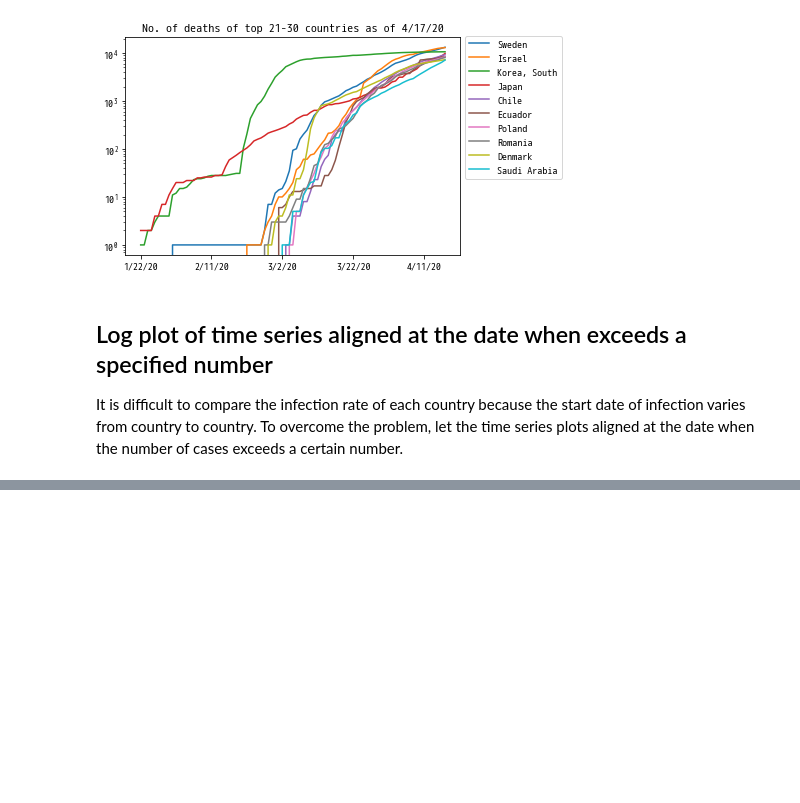
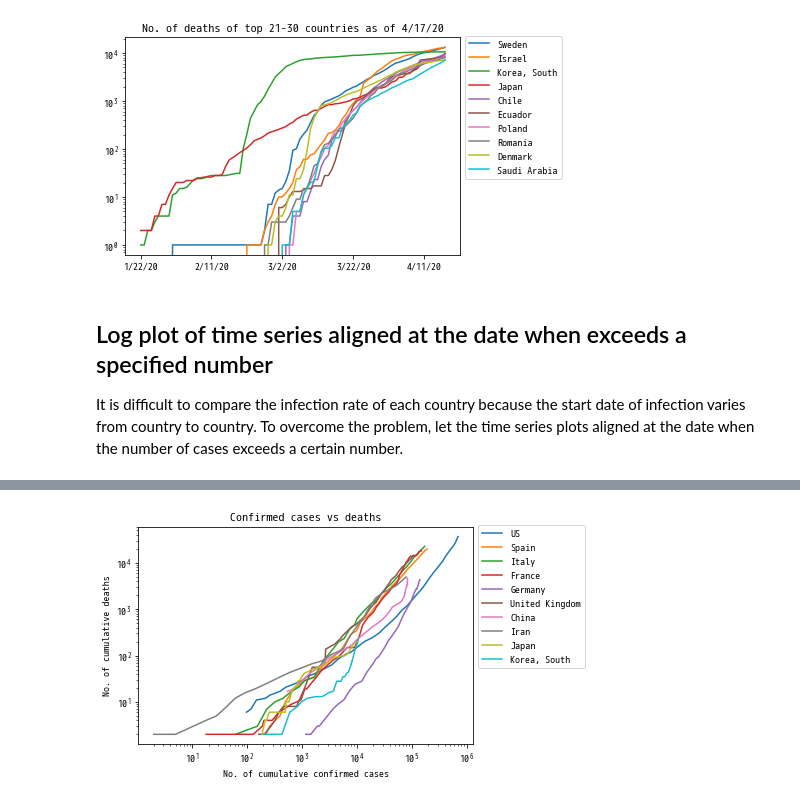
Before and after one commit to survivor7777777/covid-19, a Jupyter notebook: COVID19 plot.ipynb, the cells around one changed output, grey strips where cells are left out. Saved outputs shown, nothing was run; the diff lists cells and outputs as text; code cells hidden in the pictures; blank space fills up the shorter version.

```diff
--- a/COVID19 plot.ipynb
+++ b/COVID19 plot.ipynb
@@ -87,0 +111,24 @@ plot_aligned(df_deaths_selected, "No. of deaths aligned at {}".format(100), 100)
+# %%
+def plot_confirmed_vs_deaths(countries):
+    fig, ax = plt.subplots()
+    plt.xscale('log')
+    plt.yscale('log')
+    for c in countries:
+        x = df_confirmed.loc[c]
+        y = df_deaths.loc[c]
+        for i, v in enumerate(y):
+            if v >= 2:
+                cut = i
+                break
+        x = x[cut:]
+        y = y[cut:]
+        ax.plot(x, y)
+    ax.legend(countries, bbox_to_anchor=(1, 1.03), loc='upper left')
+    ax.set_xlabel('No. of cumulative confirmed cases')
+    ax.set_ylabel('No. of cumulative deaths')
+    ax.set_title('Confirmed cases vs deaths')
+    plt.show()
+
+plot_confirmed_vs_deaths(selected_countries)
+# %% [output]
+[figure, added]
```
Also changed, not shown: parts of 3 cells of this notebook.
